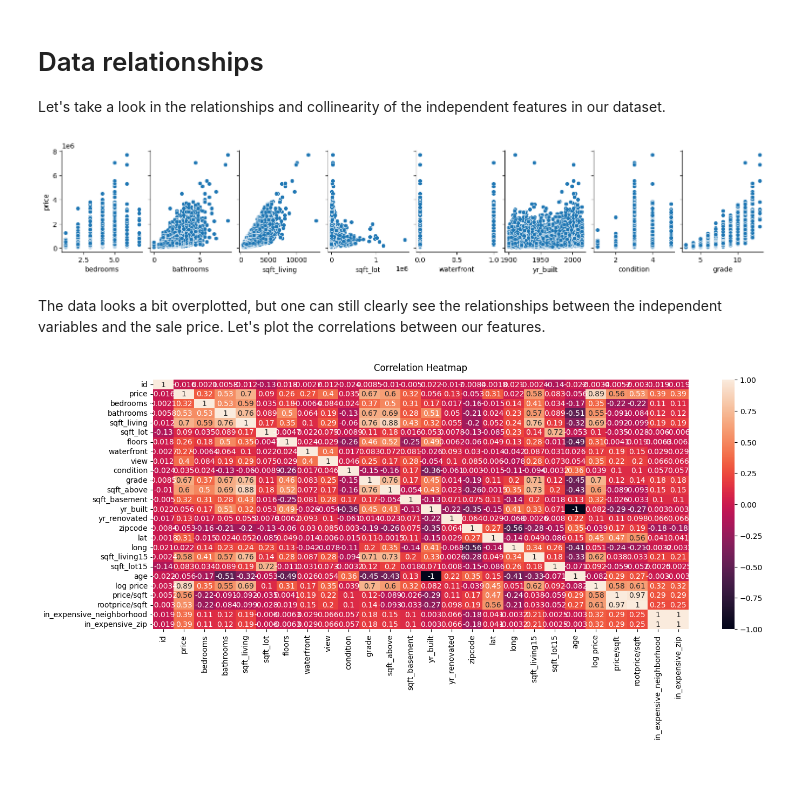
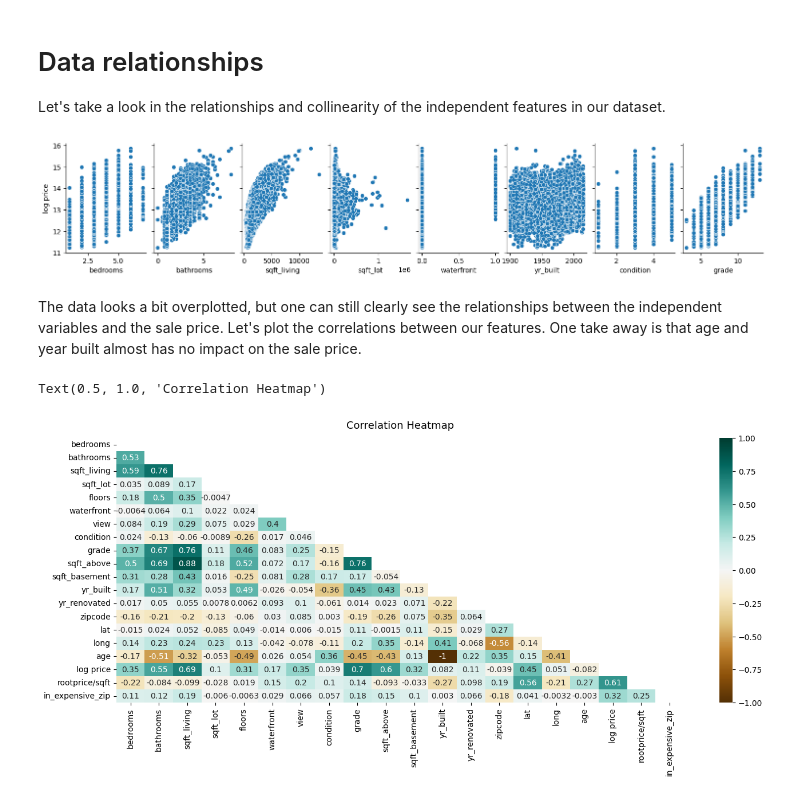
Before and after one commit to Sanketb2312/Info251-final-project, a Jupyter notebook: houseprediction.ipynb, the cells around one changed output. Saved outputs shown, nothing was run; the diff lists cells and outputs as text; code cells hidden in the pictures.

```diff
--- a/houseprediction.ipynb
+++ b/houseprediction.ipynb
@@ -344,16 +350,19 @@ Let's take a look in the relationships and collinearity of the independent featu
 # %%
 g = sns.pairplot(data=data,
              x_vars = ['bedrooms', 'bathrooms', 'sqft_living', 'sqft_lot', 'waterfront', 'yr_built', 'condition', 'grade'],
-             y_vars=['price'])
+             y_vars=['log price'])
 g.fig.set_size_inches(15,3)
 plt.show()
 # %% [output]
-[figure, old version]
+[figure, new version]
 # %% [markdown]
-The data looks a bit overplotted, but one can still clearly see the relationships between the independent variables and the sale price. Let's plot the correlations between our features.
+The data looks a bit overplotted, but one can still clearly see the relationships between the independent variables and the sale price. Let's plot the correlations between our features. One take away is that age and year built almost has no impact on the sale price.
 # %%
 plt.figure(figsize=(16, 6))
-heatmap = sns.heatmap(data.corr(), vmin=-1, vmax=1, annot=True)
-heatmap.set_title('Correlation Heatmap', fontdict={'fontsize':12}, pad=12);
+corr = data.drop(columns=['id', 'sqft_living15', 'sqft_lot15', 'price', 'price/sqft']).corr()
+mask = np.triu(np.ones_like(corr, dtype=bool))
+heatmap = sns.heatmap(corr, vmin=-1, vmax=1, annot=True, mask=mask, cmap='BrBG')
+heatmap.set_title('Correlation Heatmap', fontdict={'fontsize':13}, pad=12)
 # %% [output]
+Text(0.5, 1.0, 'Correlation Heatmap')
-[figure, old version]
+[figure, new version]
```
Also changed, not shown: parts of 5 cells of this notebook.
